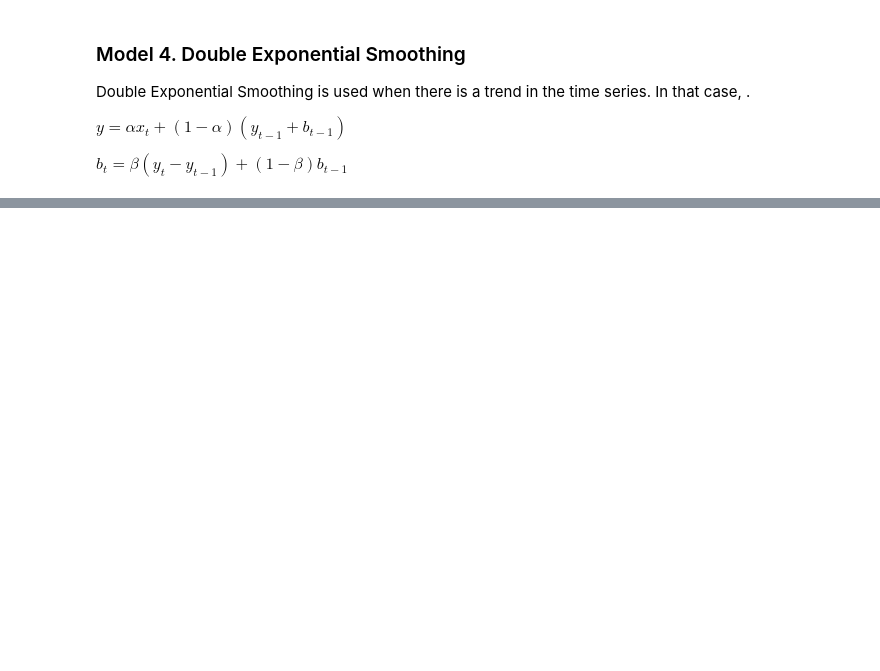
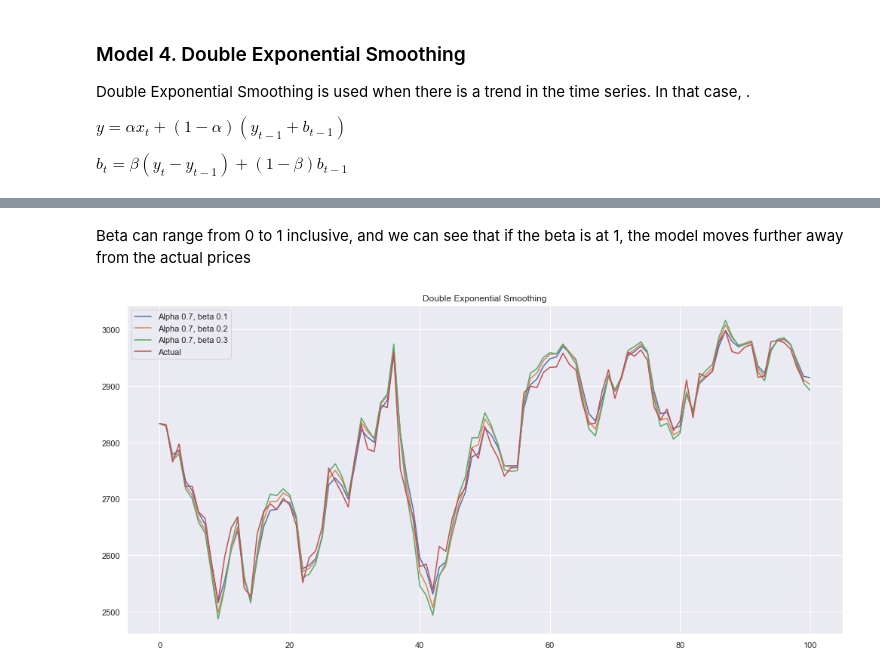
Before and after one commit to Hither1/sc5010, a Jupyter notebook: Model345.ipynb, the cells around one changed output, grey strips where cells are left out. Cells and saved outputs as stored; diff of their text form; code cells hidden in the pictures; blank space fills up the shorter version.

```diff
--- a/Model345.ipynb
+++ b/Model345.ipynb
@@ -198,0 +183,6 @@ mean_squared_error(
+# %% [markdown]
+Beta can range from 0 to 1 inclusive, and we can see that if the beta is at 1, the model moves further away from the actual prices
+# %%
+plot_double_exponential_smoothing(GOOGL['4. close'], alphas=[0.7], betas=[0.1,0.2,0.3])
+# %% [output]
+[figure, added]
```
Also changed, not shown: parts of 16 cells of this notebook.
